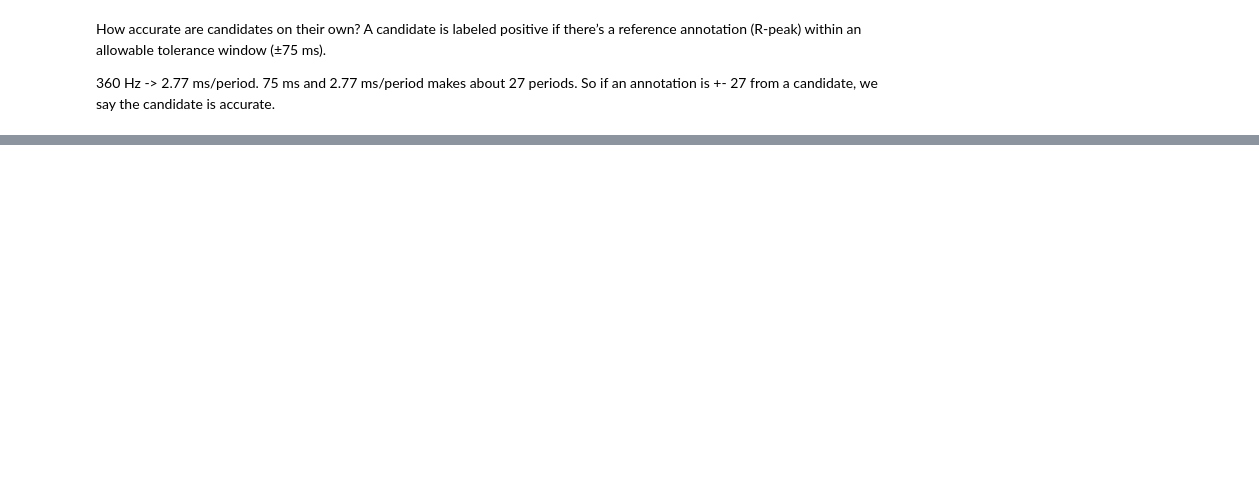
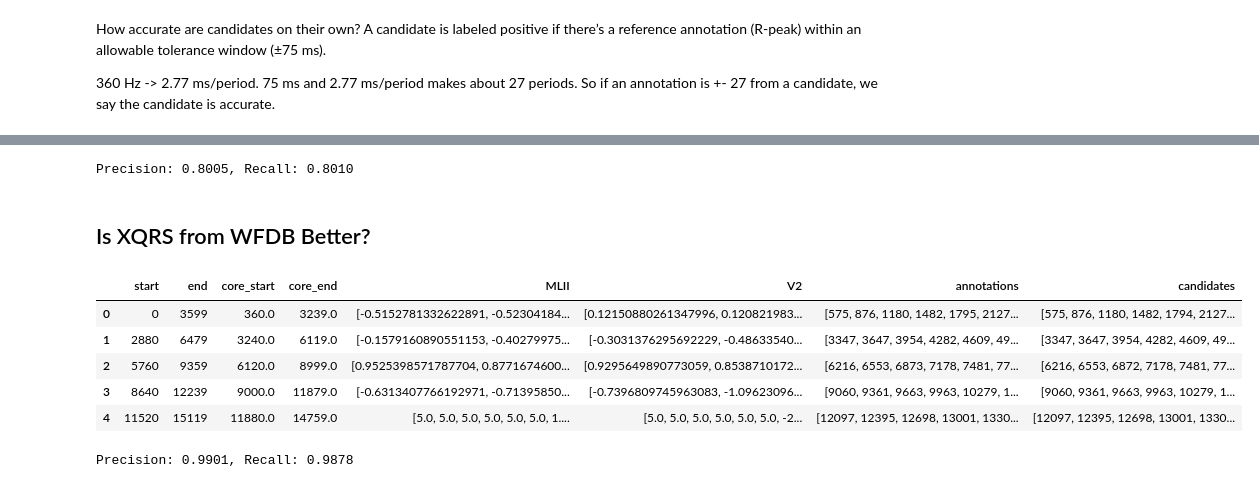
Before and after one commit to EvanZimmerman307/dbn-framework, a Jupyter notebook: data/eda/mit-bih.ipynb, the cells around one changed output, grey strips where cells are left out. Drawn from its saved outputs; the diff is of its cells as text; code cells hidden in the pictures; blank space fills up the shorter version.

```diff
--- a/data/eda/mit-bih.ipynb
+++ b/data/eda/mit-bih.ipynb
@@ -339,0 +340,79 @@ True Positives: 0.6005060716490914, False Positives: 0.39949392835090863
+# %%
+tp=fp=fn=0
+tol = 37  # samples (±75 ms @ 360 Hz)
+
+for f in directory_path.iterdir():
+    df = pd.read_parquet(f)
+    for _, row in df.iterrows():
+        cand = sorted(row["candidates"])
+        ann  = sorted(row["annotations"])
+
+        i = j = 0
+        tp_row = fp_row = fn_row = 0
+
+        while i < len(cand) and j < len(ann):
+            d = cand[i] - ann[j]
+            if abs(d) <= tol:
+                tp_row += 1; i += 1; j += 1        # consume both (1–1 match)
+            elif d < -tol:
+                fp_row += 1; i += 1                # candidate too early → FP
+            else:
+                fn_row += 1; j += 1                # missed annotation → FN
+
+        fp_row += (len(cand) - i)                  # leftover candidates
+        fn_row += (len(ann)  - j)                  # leftover annotations
+
+        tp += tp_row; fp += fp_row; fn += fn_row
+
+precision = tp / (tp+fp) if tp+fp else 0.0
+recall    = tp / (tp+fn) if tp+fn else 0.0
+print(f"Precision: {precision:.4f}, Recall: {recall:.4f}")
+# %% [output]
+Precision: 0.8005, Recall: 0.8010
+# %% [markdown]
+## Is XQRS from WFDB Better?
+# %%
+parquet_file = Path('../preprocessed/train/103.parquet')
+intermediate_parquet = pd.read_parquet(parquet_file)
+intermediate_parquet.head(5)
+# %% [output]
+|  | start | end | core_start | core_end | MLII | V2 | annotations | candidates |
+| 0 | 0 | 3599 | 360.0 | 3239.0 | [-0.5152781332622891, -0.52304184... | [0.12150880261347996, 0.120821983... | [575, 876, 1180, 1482, 1795, 2127... | [575, 876, 1180, 1482, 1794, 2127... |
+| 1 | 2880 | 6479 | 3240.0 | 6119.0 | [-0.1579160890551153, -0.40279975... | [-0.3031376295692229, -0.48633540... | [3347, 3647, 3954, 4282, 4609, 49... | [3347, 3647, 3954, 4282, 4609, 49... |
+| 2 | 5760 | 9359 | 6120.0 | 8999.0 | [0.9525398571787704, 0.8771674600... | [0.9295649890773059, 0.8538710172... | [6216, 6553, 6873, 7178, 7481, 77... | [6216, 6553, 6872, 7178, 7481, 77... |
+| 3 | 8640 | 12239 | 9000.0 | 11879.0 | [-0.6313407766192971, -0.71395850... | [-0.7396809745963083, -1.09623096... | [9060, 9361, 9663, 9963, 10279, 1... | [9060, 9361, 9663, 9963, 10279, 1... |
+| 4 | 11520 | 15119 | 11880.0 | 14759.0 | [5.0, 5.0, 5.0, 5.0, 5.0, 5.0, 1.... | [5.0, 5.0, 5.0, 5.0, 5.0, 5.0, -2... | [12097, 12395, 12698, 13001, 1330... | [12097, 12395, 12698, 13001, 1330... |
+# %%
+tp=fp=fn=0
+tol = 27  # samples (±75 ms @ 360 Hz)
+
+directory_path = Path("../preprocessed/train")
+
+for f in directory_path.iterdir():
+    df = pd.read_parquet(f)
+    for _, row in df.iterrows():
+        cand = sorted(row["candidates"])
+        ann  = sorted(row["annotations"])
+
+        i = j = 0
+        tp_row = fp_row = fn_row = 0
+
+        while i < len(cand) and j < len(ann):
+            d = cand[i] - ann[j]
+            if abs(d) <= tol:
+                tp_row += 1; i += 1; j += 1        # consume both (1–1 match)
+            elif d < -tol:
+                fp_row += 1; i += 1                # candidate too early → FP
+            else:
+                fn_row += 1; j += 1                # missed annotation → FN
+
+        fp_row += (len(cand) - i)                  # leftover candidates
+        fn_row += (len(ann)  - j)                  # leftover annotations
+
+        tp += tp_row; fp += fp_row; fn += fn_row
+
+precision = tp / (tp+fp) if tp+fp else 0.0
+recall    = tp / (tp+fn) if tp+fn else 0.0
+print(f"Precision: {precision:.4f}, Recall: {recall:.4f}")
+# %% [output]
+Precision: 0.9901, Recall: 0.9878
```
Also changed, not shown: parts of 16 cells of this notebook, 10 other files.
